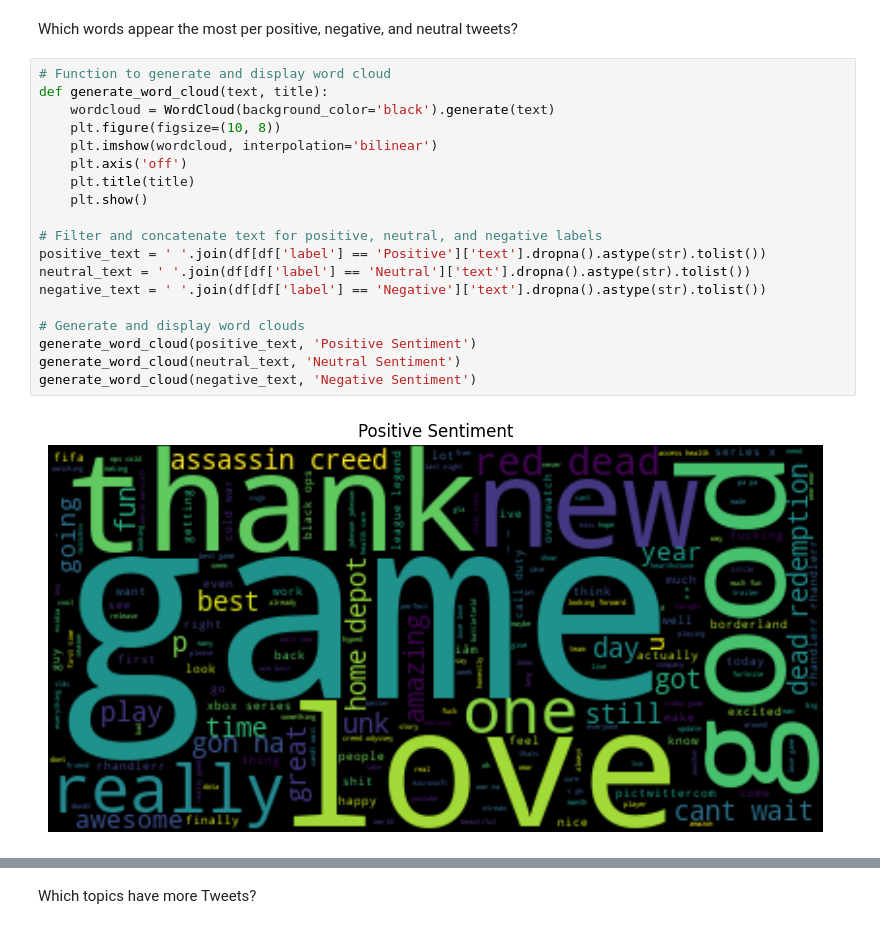
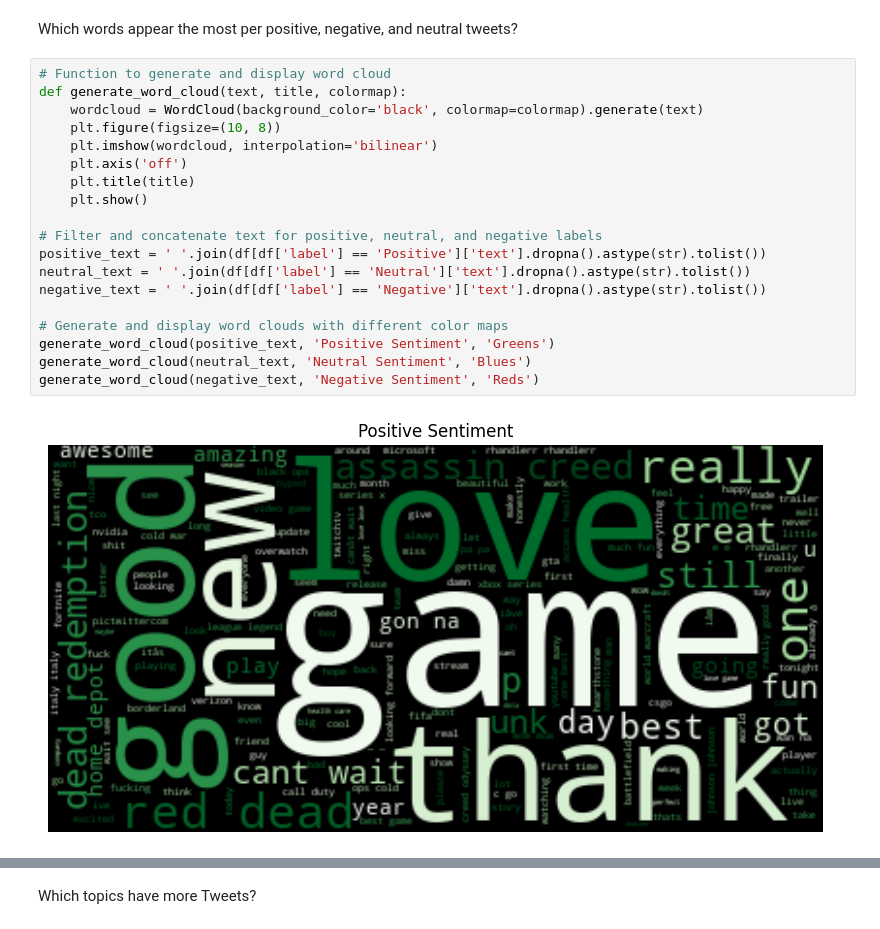
Before and after one commit to matchi-1/Twitter-Sentiment-Analysis, a Jupyter notebook: notebooks/TwitterSentimentAnalysis.ipynb, the cells around one changed output, grey strips where cells are left out. Cells and saved outputs as stored; diff of their text form.

```diff
--- a/notebooks/TwitterSentimentAnalysis.ipynb
+++ b/notebooks/TwitterSentimentAnalysis.ipynb
@@ -212,22 +214,22 @@ dtype: int64
 Which words appear the most per positive, negative, and neutral tweets?
 # %%
 # Function to generate and display word cloud
-def generate_word_cloud(text, title):
-    wordcloud = WordCloud(background_color='black').generate(text)
+def generate_word_cloud(text, title, colormap):
+    wordcloud = WordCloud(background_color='black', colormap=colormap).generate(text)
     plt.figure(figsize=(10, 8))
     plt.imshow(wordcloud, interpolation='bilinear')
     plt.axis('off')
     plt.title(title)
     plt.show()
 
 # Filter and concatenate text for positive, neutral, and negative labels
 positive_text = ' '.join(df[df['label'] == 'Positive']['text'].dropna().astype(str).tolist())
 neutral_text = ' '.join(df[df['label'] == 'Neutral']['text'].dropna().astype(str).tolist())
 negative_text = ' '.join(df[df['label'] == 'Negative']['text'].dropna().astype(str).tolist())
 
-# Generate and display word clouds
-generate_word_cloud(positive_text, 'Positive Sentiment')
-generate_word_cloud(neutral_text, 'Neutral Sentiment')
-generate_word_cloud(negative_text, 'Negative Sentiment')
+# Generate and display word clouds with different color maps
+generate_word_cloud(positive_text, 'Positive Sentiment', 'Greens')
+generate_word_cloud(neutral_text, 'Neutral Sentiment', 'Blues')
+generate_word_cloud(negative_text, 'Negative Sentiment', 'Reds')
 # %% [output]
-[figure, old version]
+[figure, new version]
```
Also changed, not shown: parts of 17 cells of this notebook.
